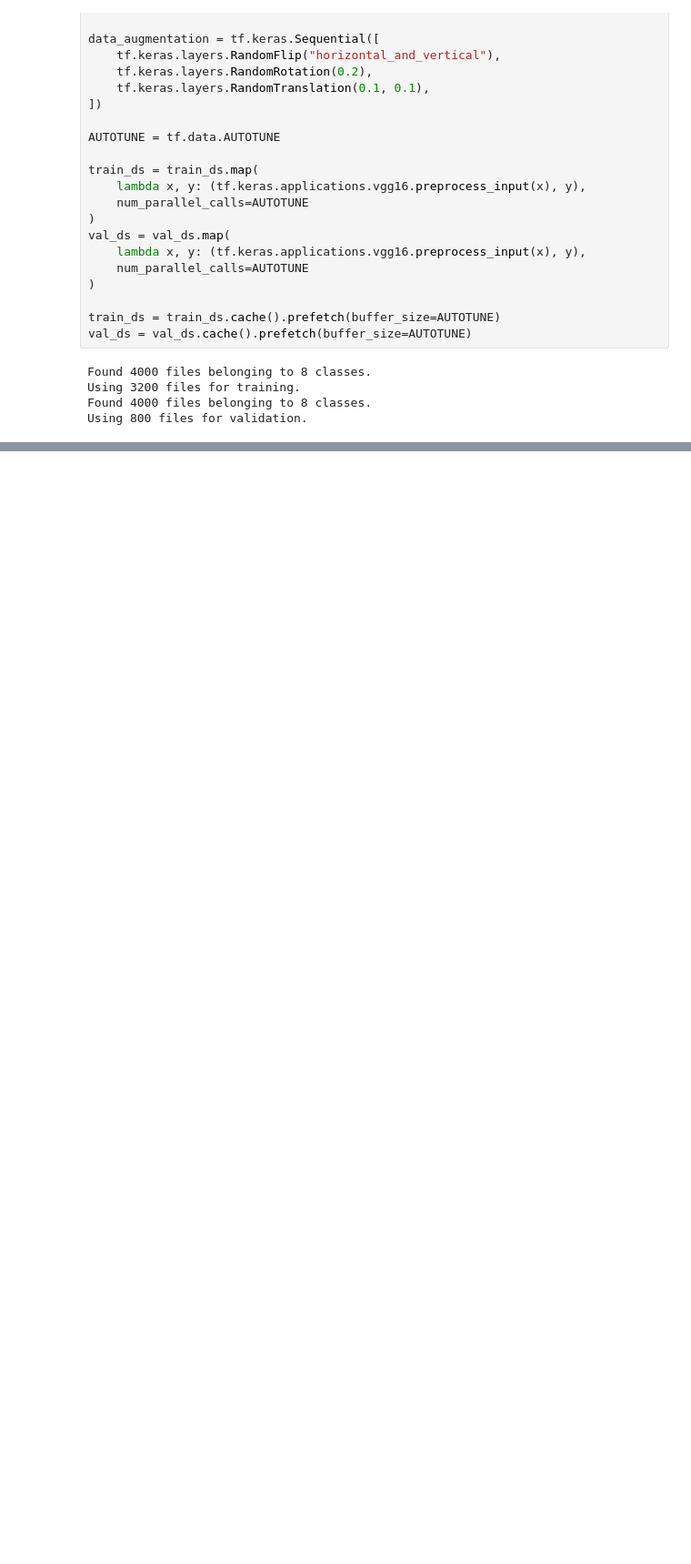
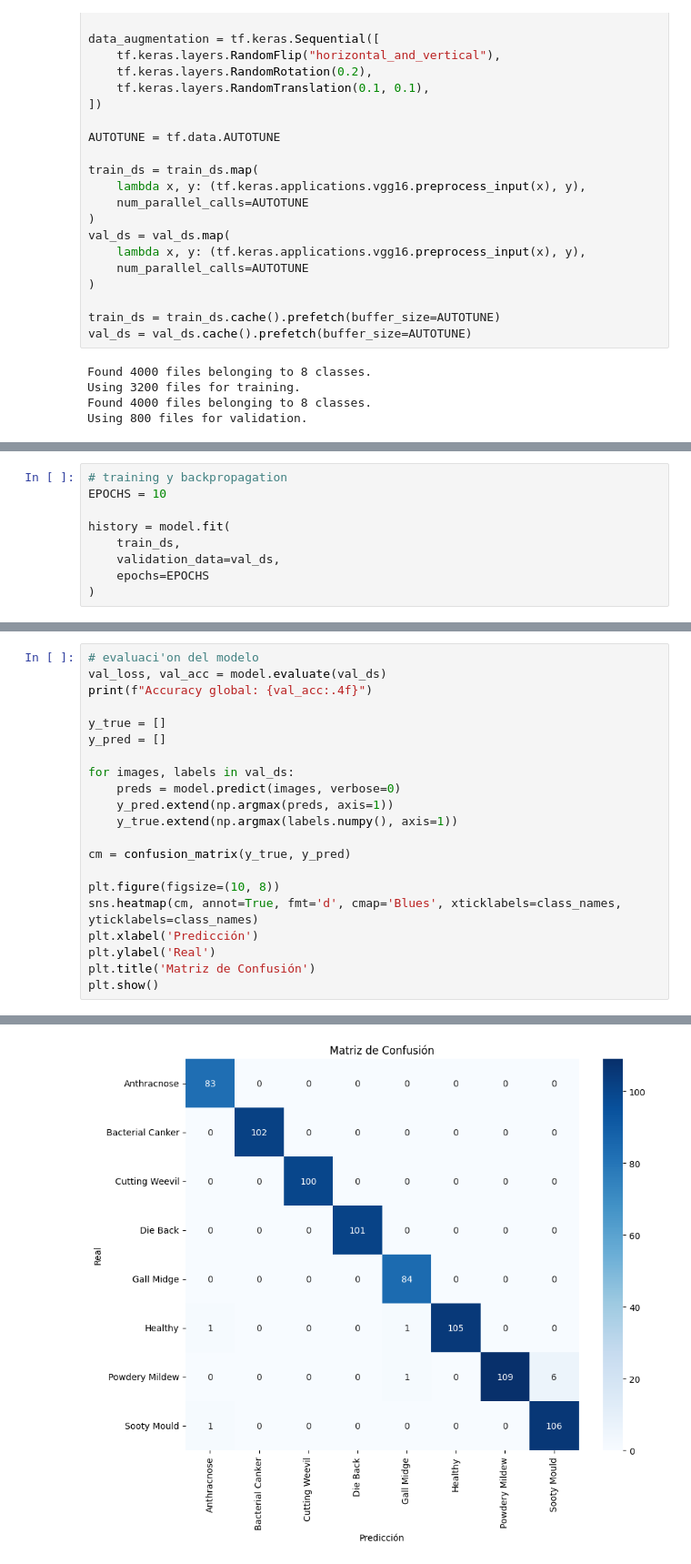
Before and after one commit to donmatthiuz/VIC, a Jupyter notebook: task3.ipynb, the cells around one changed output, grey strips where cells are left out. Shown at 91% size. Saved outputs shown, nothing was run; the diff lists cells and outputs as text; blank space fills up the shorter version.

Commit message:
[FEAT] task 3 - training, backpropagation + model eval

```diff
--- a/task3.ipynb
+++ b/task3.ipynb
@@ -98,0 +96,9 @@ Downloading data from https://storage.googleapis.com/tensorflow/keras-applicatio
+# %%
+# training y backpropagation
+EPOCHS = 10
+
+history = model.fit(
+    train_ds,
+    validation_data=val_ds,
+    epochs=EPOCHS
+)
@@ -98,0 +135,22 @@ Downloading data from https://storage.googleapis.com/tensorflow/keras-applicatio
+# %%
+# evaluaci'on del modelo
+val_loss, val_acc = model.evaluate(val_ds)
+print(f"Accuracy global: {val_acc:.4f}")
+
+y_true = []
+y_pred = []
+
+for images, labels in val_ds:
+    preds = model.predict(images, verbose=0)
+    y_pred.extend(np.argmax(preds, axis=1))
+    y_true.extend(np.argmax(labels.numpy(), axis=1))
+
+cm = confusion_matrix(y_true, y_pred)
+
+plt.figure(figsize=(10, 8))
+sns.heatmap(cm, annot=True, fmt='d', cmap='Blues', xticklabels=class_names, yticklabels=class_names)
+plt.xlabel('Predicción')
+plt.ylabel('Real')
+plt.title('Matriz de Confusión')
+plt.show()
+# %% [output]
@@ -98,0 +159 @@ Downloading data from https://storage.googleapis.com/tensorflow/keras-applicatio
+[figure, added]
```
Also changed, not shown: parts of 3 cells of this notebook.
